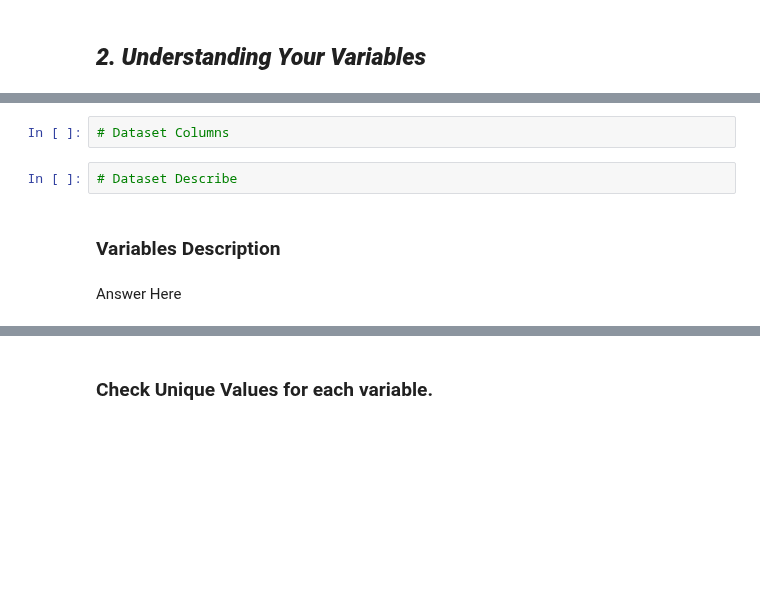
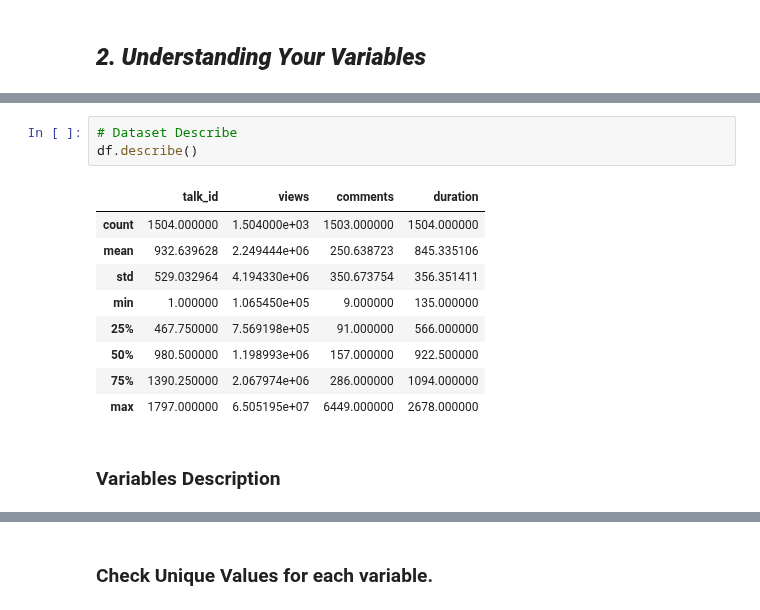
Before and after one commit to shubhamrai1318/TED_Talk_Views_Prediction, a Jupyter notebook: TED_Talk_Views_Prediction.ipynb, the cells around one changed output, grey strips where cells are left out. Drawn from its saved outputs; the diff is of its cells as text; blank space fills up the shorter version.

```diff
--- a/TED_Talk_Views_Prediction.ipynb
+++ b/TED_Talk_Views_Prediction.ipynb
@@ -304,8 +331,15 @@ some information about main columns are given below:-
 # %%
-# Dataset Columns
+# Dataset Describe
+df.describe()
+# %% [output]
+|  | talk_id | views | comments | duration |
+| count | 1504.000000 | 1.504000e+03 | 1503.000000 | 1504.000000 |
+| mean | 932.639628 | 2.249444e+06 | 250.638723 | 845.335106 |
+| std | 529.032964 | 4.194330e+06 | 350.673754 | 356.351411 |
+| min | 1.000000 | 1.065450e+05 | 9.000000 | 135.000000 |
+| 25% | 467.750000 | 7.569198e+05 | 91.000000 | 566.000000 |
+| 50% | 980.500000 | 1.198993e+06 | 157.000000 | 922.500000 |
+| 75% | 1390.250000 | 2.067974e+06 | 286.000000 | 1094.000000 |
+| max | 1797.000000 | 6.505195e+07 | 6449.000000 | 2678.000000 |
-# %%
-# Dataset Describe
 # %% [markdown]
 ### Variables Description
-# %% [markdown]
-Answer Here
```
Also changed, not shown: parts of 4 cells of this notebook.
